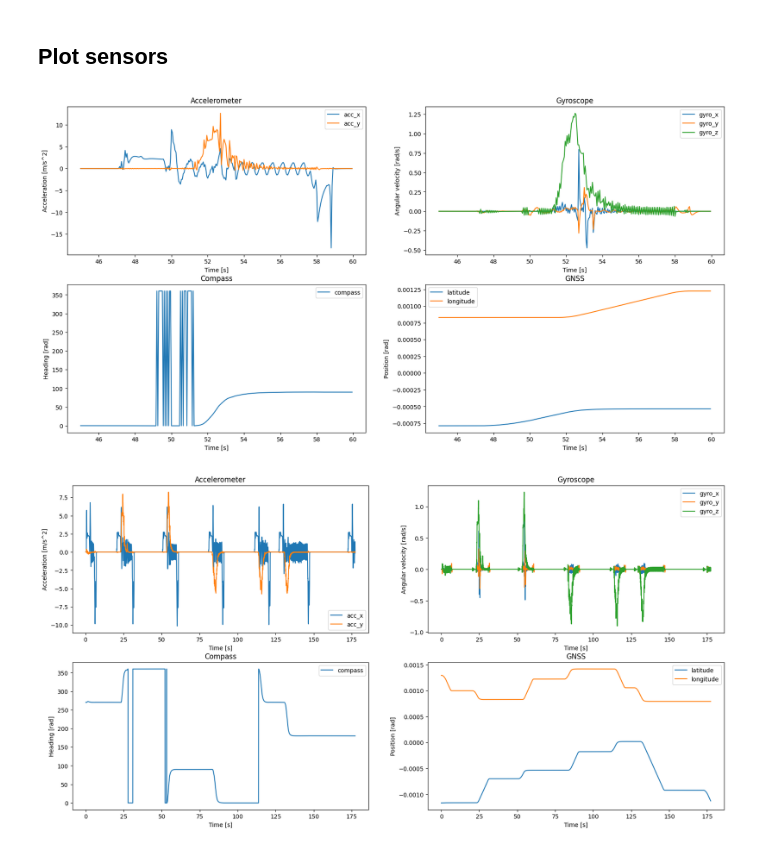
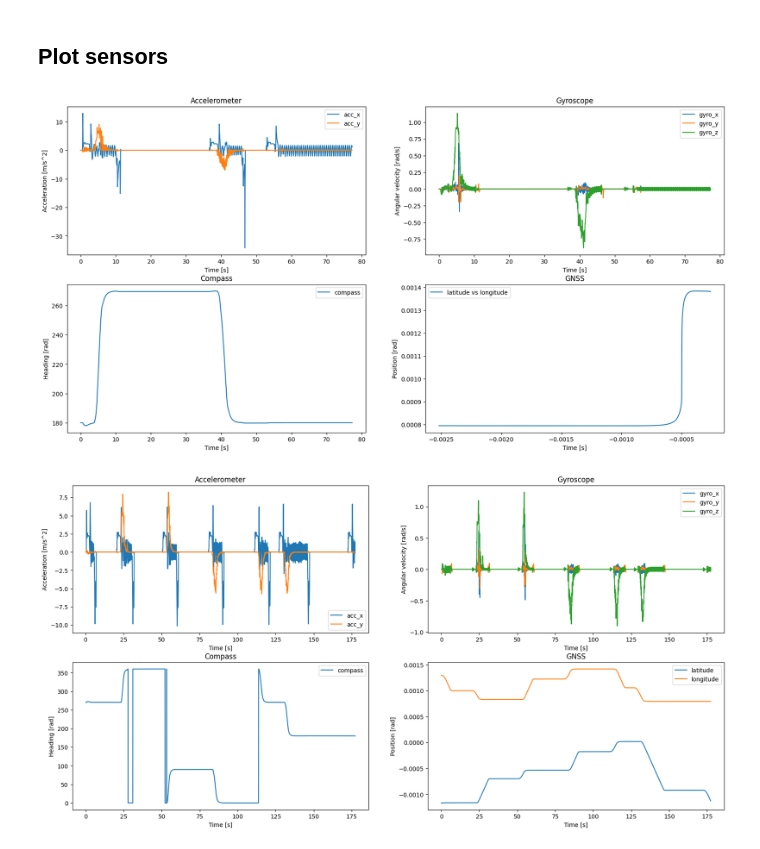
Before and after one commit to RenanFlorencio/carla_data_synthesis, a Jupyter notebook: synchronous.ipynb, the cells around one changed output. Drawn from its saved outputs; the diff is of its cells as text; code cells hidden in the pictures.

```diff
--- a/synchronous.ipynb
+++ b/synchronous.ipynb
@@ -337,5 +363,5 @@ Error:
 # %%
-create_new_df = False
+create_new_df = True
 if create_new_df:
     dfs = {}
 
@@ -443,8 +469,9 @@ def plot_sensors(df, start_time = 0, end_time = 0, gnss=True):
     ax[2].legend()
 
     if gnss:
-        ax[3].plot(timestamp, df['latitude'][start_index:end_index], label='latitude')
-        ax[3].plot(timestamp, df['longitude'][start_index:end_index], label='longitude')
+        ax[3].plot(df['latitude'], df['longitude'], label='latitude vs longitude')
+        # ax[3].plot(timestamp, df['latitude'][start_index:end_index], label='latitude')
+        # ax[3].plot(timestamp, df['longitude'][start_index:end_index], label='longitude')
         ax[3].set_title('GNSS')
         ax[3].set_xlabel('Time [s]')
         ax[3].set_ylabel('Position [rad]')
@@ -455,9 +482,9 @@ def plot_sensors(df, start_time = 0, end_time = 0, gnss=True):
 dfs['normal'] = pd.read_csv('out/normal_behavior_data.csv')
 dfs['aggressive'] = pd.read_csv('out/aggressive_behavior_data.csv')
 # %%
-plot_sensors(dfs['normal'], start_time=45, end_time=60, gnss=True)
+plot_sensors(dfs['aggressive'], start_time=0, end_time=0, gnss=True)
 # %% [output]
-[figure, old version]
+[figure, new version]
 # %%
 rolling = dfs['normal'].copy()
 rolling['acc_x'] = rolling['acc_x'].rolling(window=5).mean()
```
Also changed, not shown: parts of 5 cells of this notebook, 10 other files.
